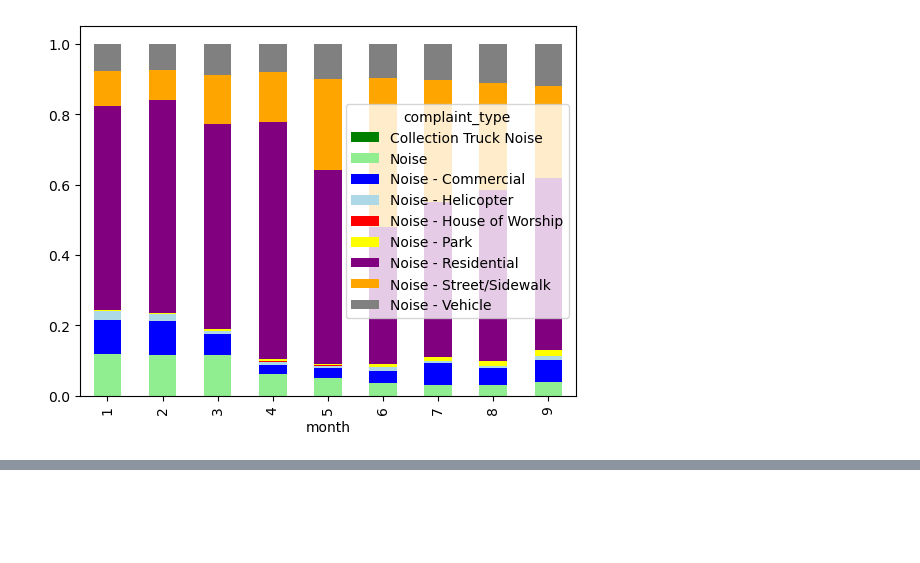
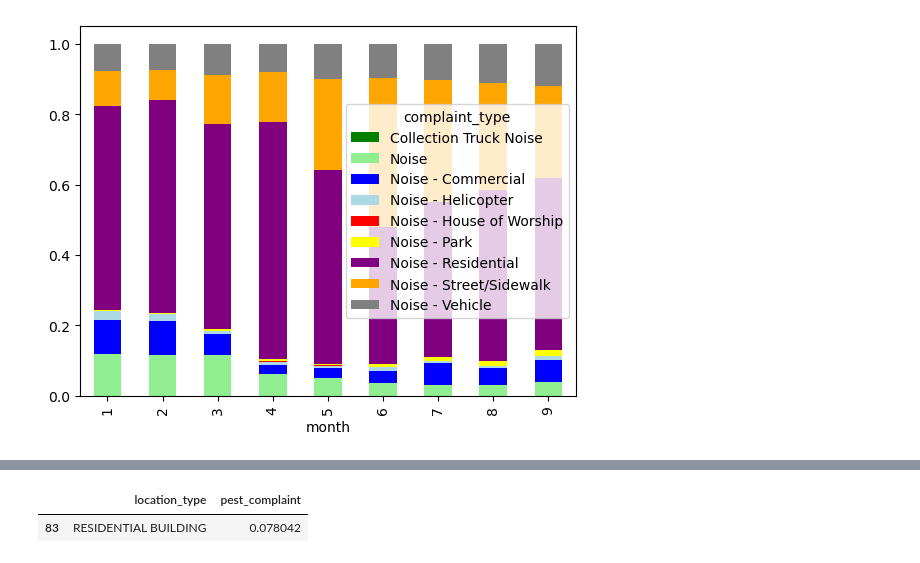
Before and after one commit to jules-collard/comp-370, a Jupyter notebook: hw5/notebooks/analysis.ipynb, the cells around one changed output, grey strips where cells are left out. Cells and saved outputs as stored; diff of their text form; code cells hidden in the pictures; blank space fills up the shorter version.

```diff
--- a/hw5/notebooks/analysis.ipynb
+++ b/hw5/notebooks/analysis.ipynb
@@ -102,0 +120,2 @@ plt.savefig("../plots/task1_plot.png")
+# %%
+data['pest_complaint'] = ((data['complaint_type'] == "UNSANITARY CONDITION") & (data['descriptor'] == "PESTS"))
@@ -102,0 +136,10 @@ plt.savefig("../plots/task1_plot.png")
+# %%
+pest_complaints_summary = (data
+                           .groupby('location_type')
+                           .agg({'pest_complaint': 'mean'})
+                           .reset_index()
+                           .query('pest_complaint > 0'))
+display(pest_complaints_summary)
+# %% [output]
+|  | location_type | pest_complaint |
+| 83 | RESIDENTIAL BUILDING | 0.078042 |
```
Also changed, not shown: parts of 5 cells of this notebook, 1 other file.
